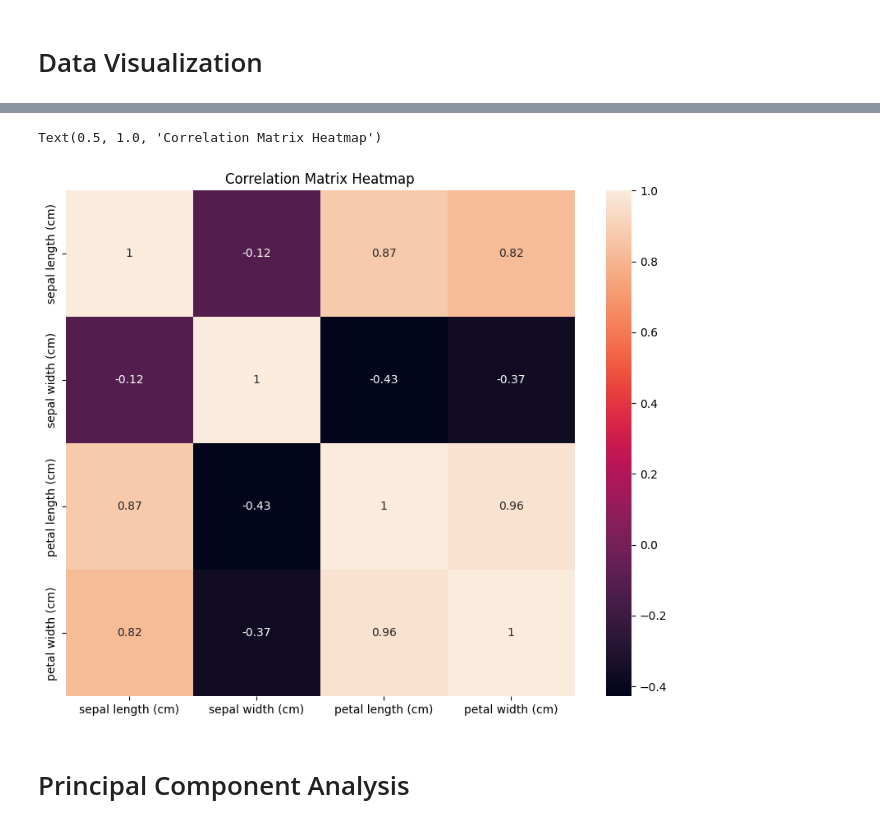
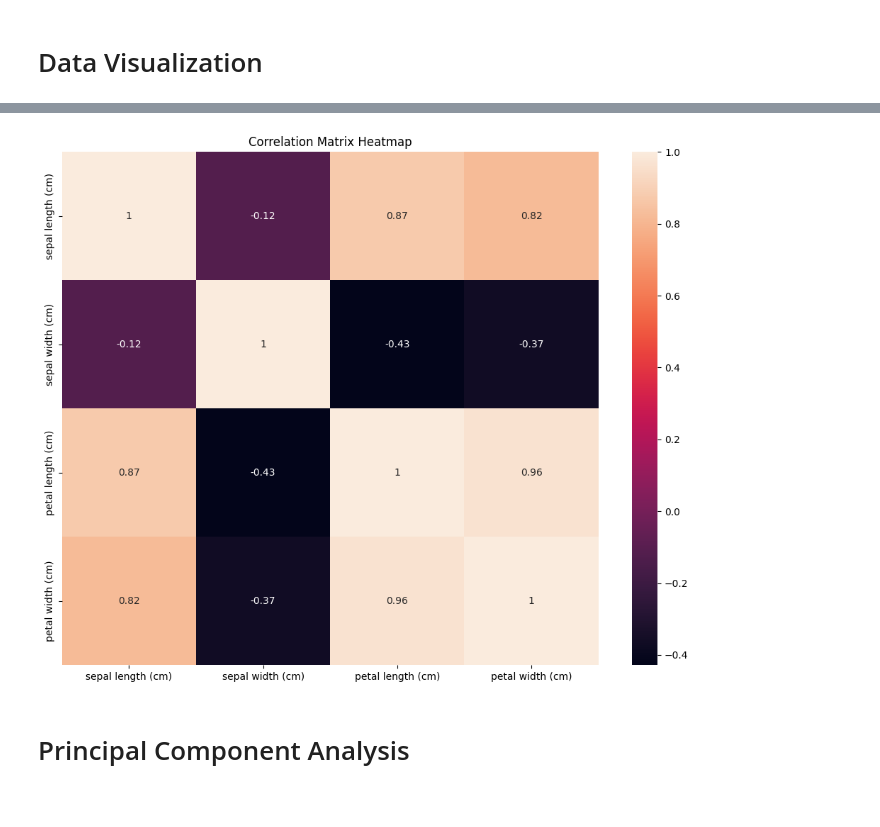
Before and after one commit to Manan-Parakh/CBTCIP-, a Jupyter notebook: IRIS/Iris_Flower_Classification.ipynb, the cells around one changed output, grey strips where cells are left out. Saved outputs shown, nothing was run; the diff lists cells and outputs as text; code cells hidden in the pictures.

```diff
--- a/IRIS/Iris_Flower_Classification.ipynb
+++ b/IRIS/Iris_Flower_Classification.ipynb
@@ -130,12 +121,12 @@ sns.scatterplot(x = X['sepal length (cm)'], y = X['sepal width (cm)'], hue = iri
 # %%
 # Correlation Matrix
 corr_mat = X.corr()
 plt.figure(figsize = (10,8))
 sns.heatmap(corr_mat, annot = True)
 plt.title("Correlation Matrix Heatmap")
+save_fig('Features Correlation Matrix Heatmap')
 # %% [output]
-Text(0.5, 1.0, 'Correlation Matrix Heatmap')
-[figure, old version]
+[figure, new version]
 # %% [markdown]
 # Principal Component Analysis
 # %%
```
Also changed, not shown: parts of 33 cells of this notebook.
